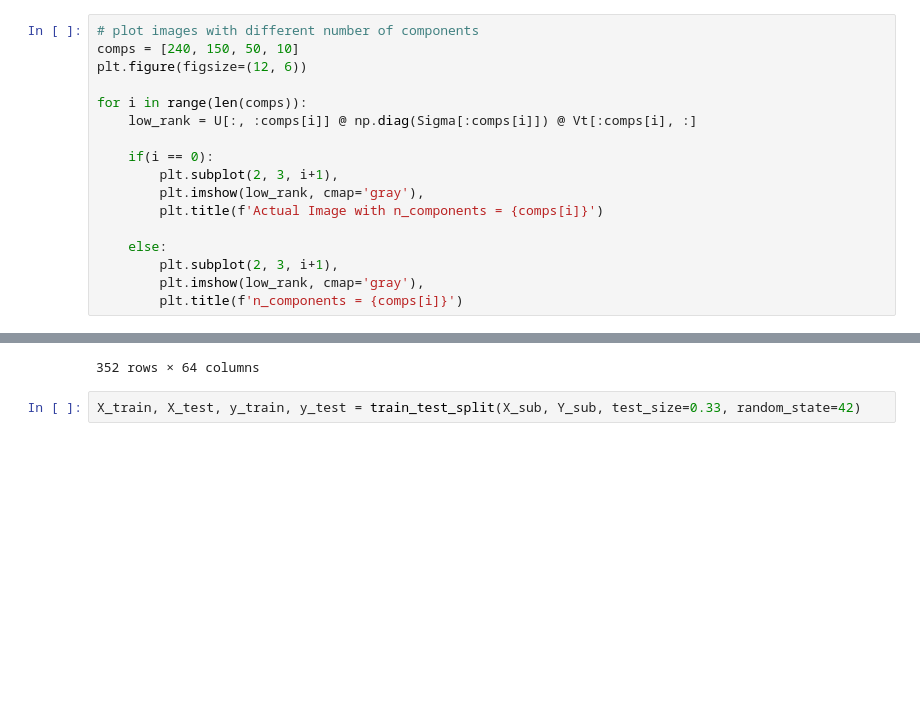
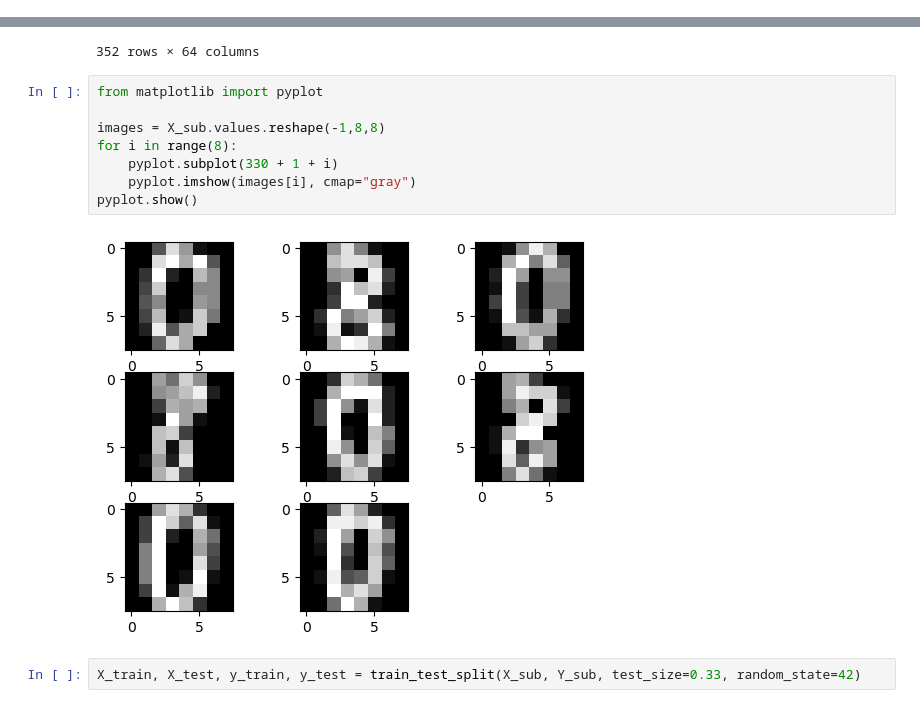
Before and after one commit to 00Fede/MLIIWorkshopI, a Jupyter notebook: Lab1.ipynb, the cells around one changed output, grey strips where cells are left out. Cells and saved outputs as stored; diff of their text form; blank space fills up the shorter version.

```diff
--- a/Lab1.ipynb
+++ b/Lab1.ipynb
@@ -389,17 +249,0 @@ print(Sigma)
-# %%
-# plot images with different number of components
-comps = [240, 150, 50, 10]
-plt.figure(figsize=(12, 6))
-
-for i in range(len(comps)):
-    low_rank = U[:, :comps[i]] @ np.diag(Sigma[:comps[i]]) @ Vt[:comps[i], :]
-
-    if(i == 0):
-        plt.subplot(2, 3, i+1),
-        plt.imshow(low_rank, cmap='gray'),
-        plt.title(f'Actual Image with n_components = {comps[i]}')
-
-    else:
-        plt.subplot(2, 3, i+1),
-        plt.imshow(low_rank, cmap='gray'),
-        plt.title(f'n_components = {comps[i]}')
@@ -492,6 +333,16 @@ X_sub
 | 1794 | 0.0 | 0.0 | 1.0 | 11.0 | 15.0 | 1.0 | 0.0 | 0.0 | 0.0 | 0.0 | ... | ... |
 | 1796 | 0.0 | 0.0 | 10.0 | 14.0 | 8.0 | 1.0 | 0.0 | 0.0 | 0.0 | 2.0 | ... | ... |
 352 rows × 64 columns
+# %%
+from matplotlib import pyplot
+
+images = X_sub.values.reshape(-1,8,8)
+for i in range(8):
+    pyplot.subplot(330 + 1 + i)
+    pyplot.imshow(images[i], cmap="gray")
+pyplot.show()
+# %% [output]
+[figure, added]
 # %%
 X_train, X_test, y_train, y_test = train_test_split(X_sub, Y_sub, test_size=0.33, random_state=42)
 # %%
```
Also changed, not shown: parts of 35 cells of this notebook, 1 other file.
